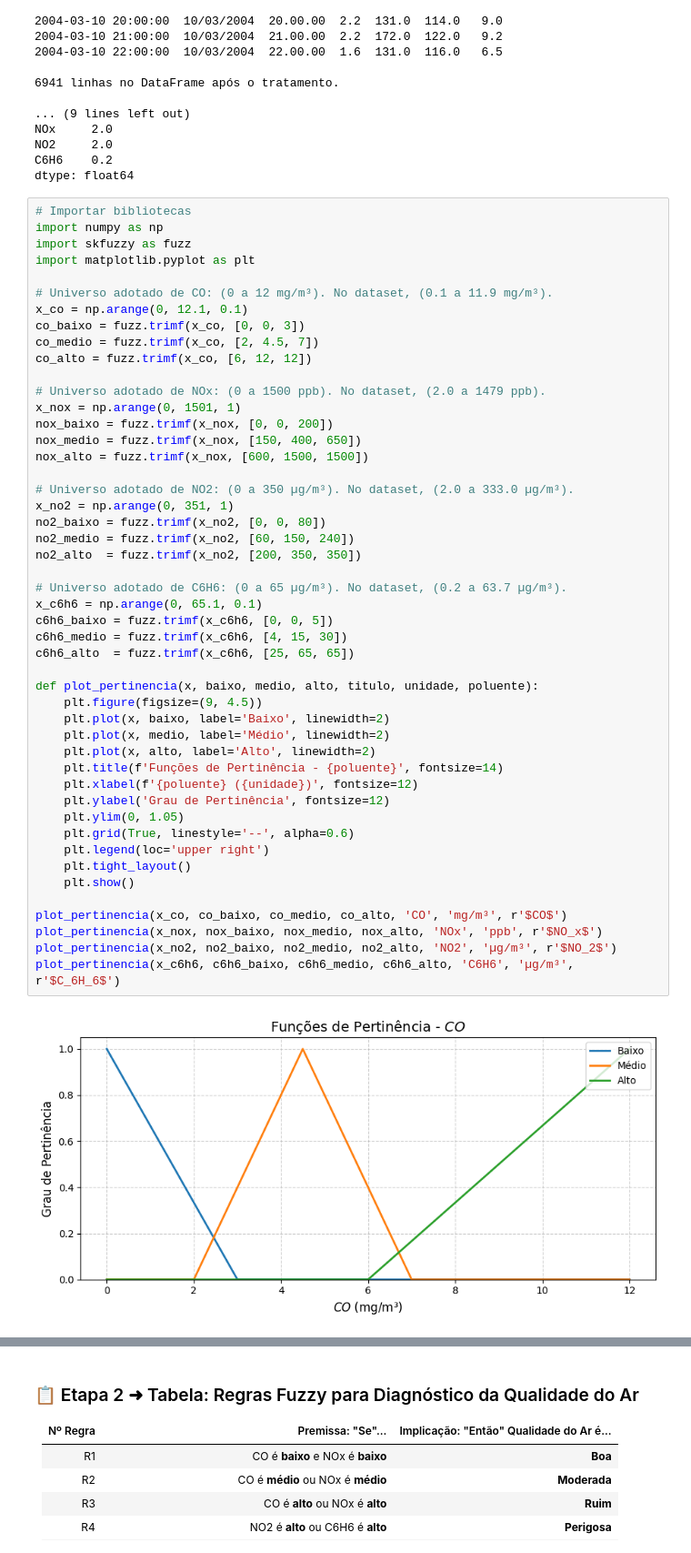
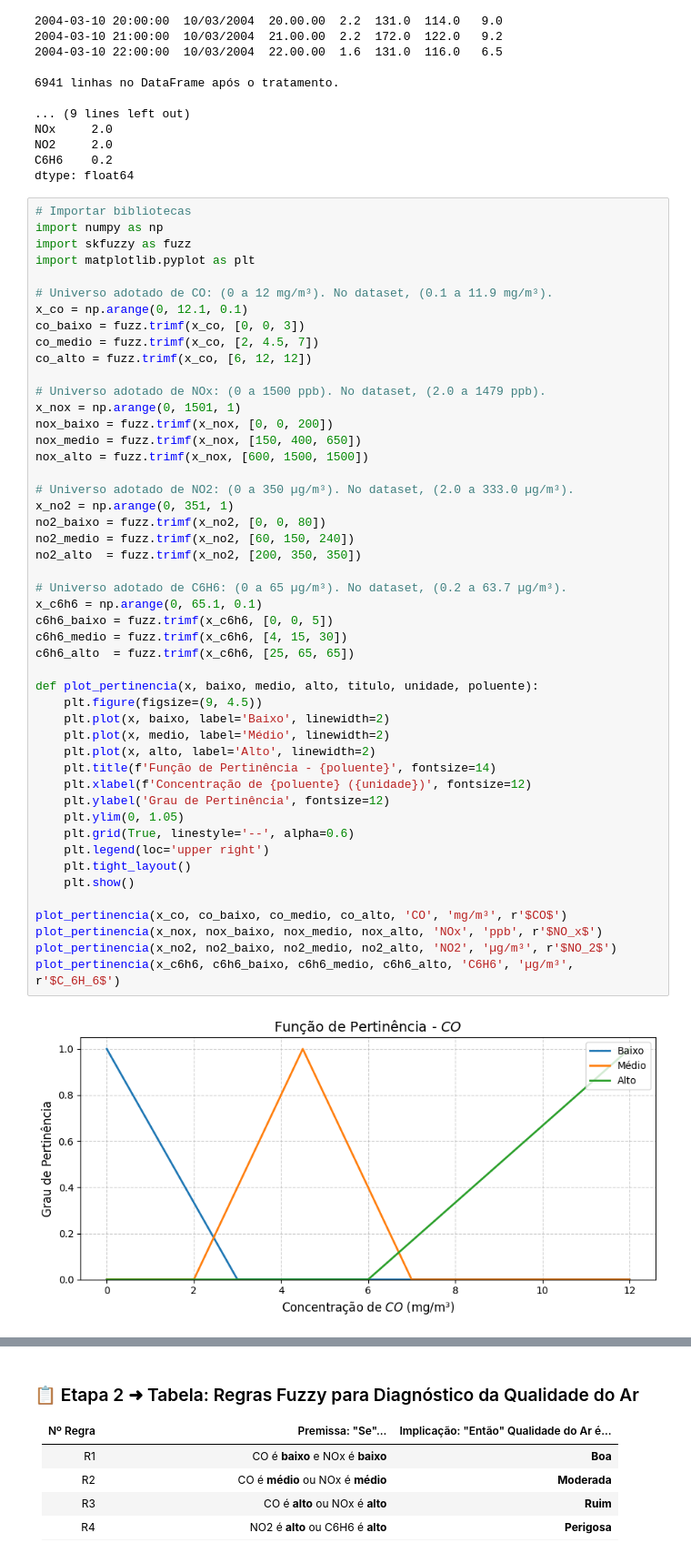
Before and after one commit to GiovanniS99/air-quality, a Jupyter notebook: 2ª avaliação - versão 1 - vscode.ipynb, the cells around one changed output, grey strips where cells are left out. Shown: that part at 91% size. Cells and saved outputs as stored; diff of their text form.

```diff
--- a/2ª avaliação - versão 1 - vscode.ipynb
+++ b/2ª avaliação - versão 1 - vscode.ipynb
@@ -89,33 +89,33 @@ nox_alto = fuzz.trimf(x_nox, [600, 1500, 1500])
 
 # Universo adotado de NO2: (0 a 350 µg/m³). No dataset, (2.0 a 333.0 µg/m³).
 x_no2 = np.arange(0, 351, 1)
 no2_baixo = fuzz.trimf(x_no2, [0, 0, 80])
 no2_medio = fuzz.trimf(x_no2, [60, 150, 240])
 no2_alto  = fuzz.trimf(x_no2, [200, 350, 350])
 
 # Universo adotado de C6H6: (0 a 65 µg/m³). No dataset, (0.2 a 63.7 µg/m³).
 x_c6h6 = np.arange(0, 65.1, 0.1)
 c6h6_baixo = fuzz.trimf(x_c6h6, [0, 0, 5])
 c6h6_medio = fuzz.trimf(x_c6h6, [4, 15, 30])
 c6h6_alto  = fuzz.trimf(x_c6h6, [25, 65, 65])
 
 def plot_pertinencia(x, baixo, medio, alto, titulo, unidade, poluente):
     plt.figure(figsize=(9, 4.5))
     plt.plot(x, baixo, label='Baixo', linewidth=2)
     plt.plot(x, medio, label='Médio', linewidth=2)
     plt.plot(x, alto, label='Alto', linewidth=2)
-    plt.title(f'Funções de Pertinência - {poluente}', fontsize=14)
-    plt.xlabel(f'{poluente} ({unidade})', fontsize=12)
+    plt.title(f'Função de Pertinência - {poluente}', fontsize=14)
+    plt.xlabel(f'Concentração de {poluente} ({unidade})', fontsize=12)
     plt.ylabel('Grau de Pertinência', fontsize=12)
     plt.ylim(0, 1.05)
     plt.grid(True, linestyle='--', alpha=0.6)
     plt.legend(loc='upper right')
     plt.tight_layout()
     plt.show()
 
 plot_pertinencia(x_co, co_baixo, co_medio, co_alto, 'CO', 'mg/m³', r'$CO$')
 plot_pertinencia(x_nox, nox_baixo, nox_medio, nox_alto, 'NOx', 'ppb', r'$NO_x$')
 plot_pertinencia(x_no2, no2_baixo, no2_medio, no2_alto, 'NO2', 'µg/m³', r'$NO_2$')
 plot_pertinencia(x_c6h6, c6h6_baixo, c6h6_medio, c6h6_alto, 'C6H6', 'µg/m³', r'$C_6H_6$')
 # %% [output]
-[figure, old version]
+[figure, new version]
```
Also changed, not shown: parts of 1 cell of this notebook, 1 other file.
